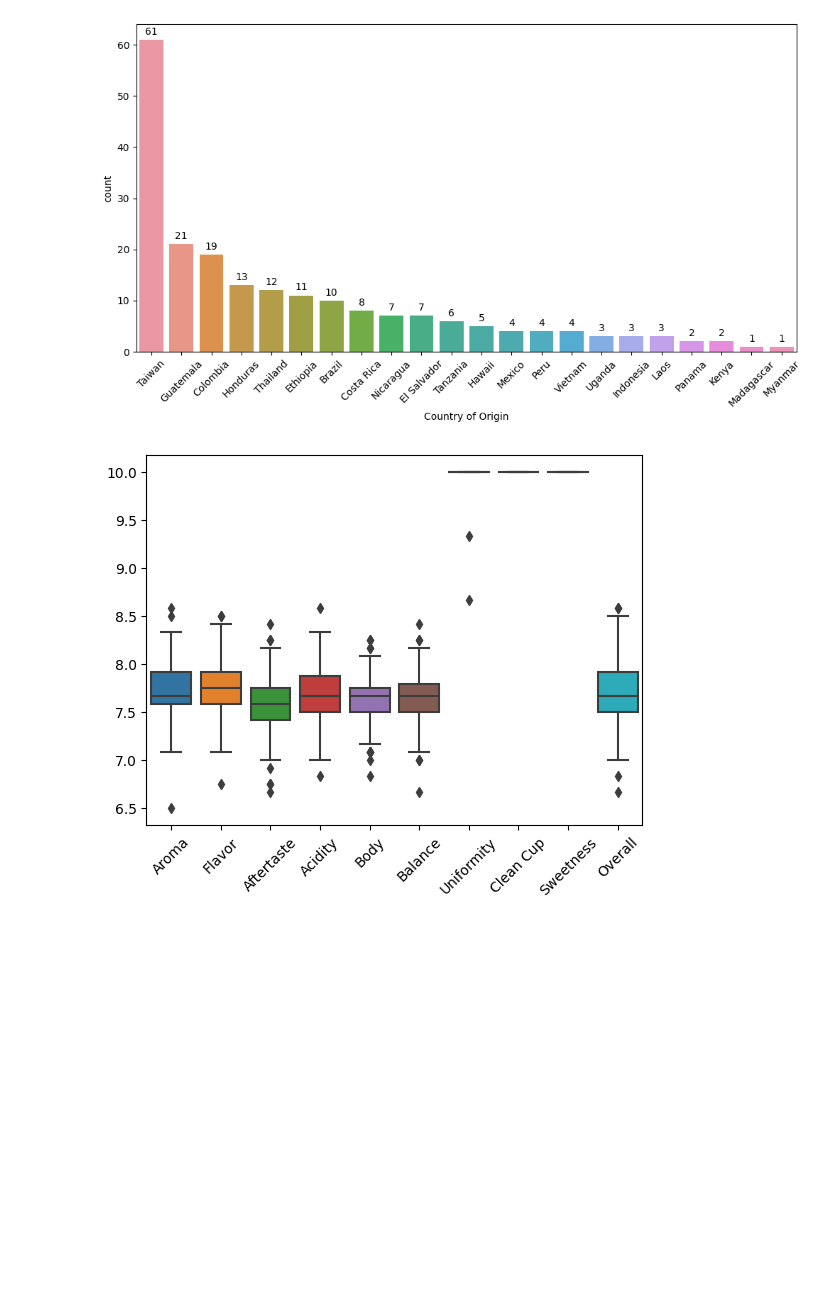
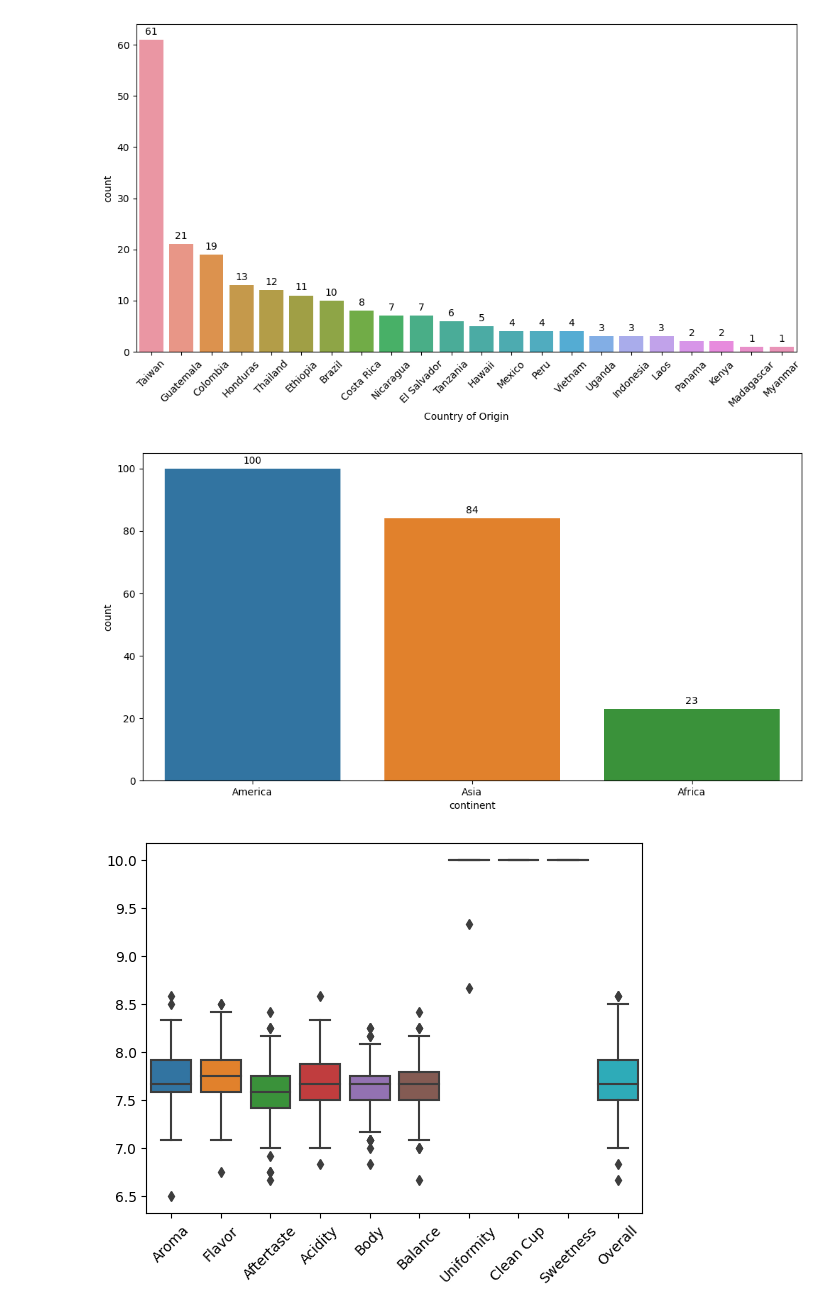
Before and after one commit to guipyson/CMP263_UFRGS, a Jupyter notebook: eda.ipynb, the cells around one changed output. Saved outputs shown, nothing was run; the diff lists cells and outputs as text; code cells hidden in the pictures; blank space fills up the shorter version.

```diff
--- a/eda.ipynb
+++ b/eda.ipynb
@@ -37,6 +37,43 @@ plt.xticks(rotation=45)
 plt.show()
 # %% [output]
 [figure]
+# %%
+country_continent = {
+    "Taiwan": "Asia",
+    "Guatemala": "America",
+    "Colombia": "America",
+    "Honduras": "America",
+    "Thailand": "Asia",
+    "Ethiopia": "Africa",
+    "Brazil": "America",
+    "Costa Rica": "America",
+    "Nicaragua": "America",
+    "El Salvador": "America",
+    "Tanzania": "Africa",
+    "Hawaii": "America", #Oceania
+    "Mexico": "America",
+    "Peru": "America",
+    "Vietnam": "Asia",
+    "Uganda": "Africa",
+    "Indonesia": "Asia",
+    "Laos": "Asia",
+    "Panama": "America",
+    "Kenya": "Africa",
+    "Madagascar": "Africa",
+    "Myanmar": "Asia"
+}
+
+df['continent'] = [country_continent[entry] for entry in df["Country of Origin"]]
+
+origin = df['continent'].value_counts()
+plt.figure(figsize=(12,6))
+ax = sns.countplot(x='continent', data=df, order=origin.index, dodge=False)
+for bars_group in ax.containers:
+    ax.bar_label(bars_group, padding=3, fontsize=10)
+# plt.xticks(rotation=45)
+plt.show()
+# %% [output]
+[figure, added]
 # %%
 sns.boxplot(data=df[['Aroma', 'Flavor', 'Aftertaste', 'Acidity', 'Body', 'Balance',
        'Uniformity', 'Clean Cup', 'Sweetness', 'Overall',]])
```
Also changed, not shown: parts of 8 cells of this notebook, 3 other files.
